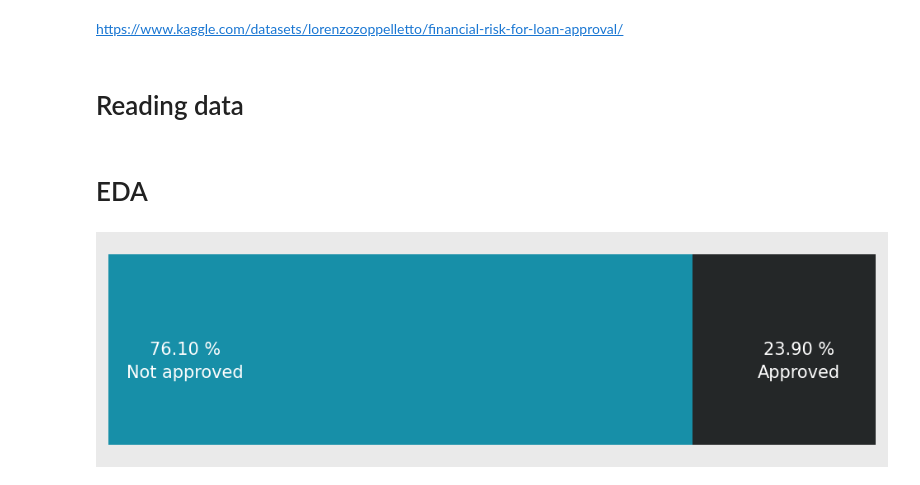
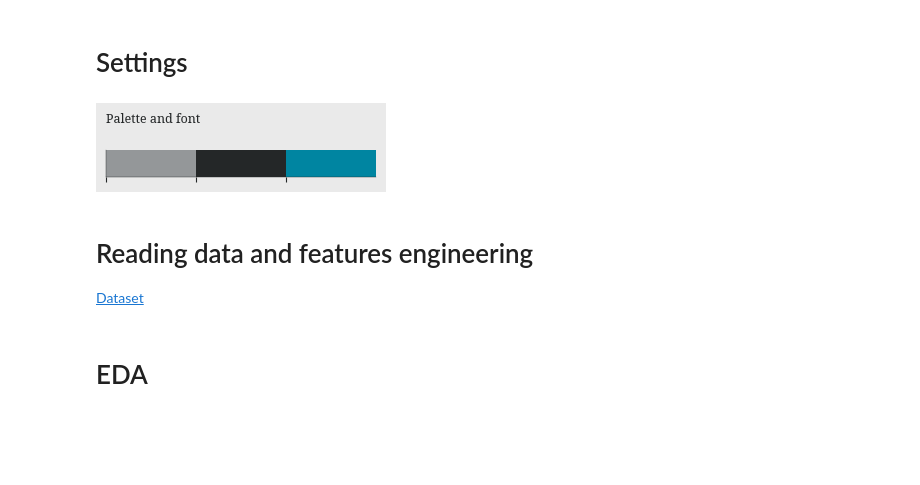
Before and after one commit to carminemnc/notes, a Jupyter notebook: eda/eda.ipynb, the cells around one changed output. Saved outputs shown, nothing was run; the diff lists cells and outputs as text; code cells hidden in the pictures; blank space fills up the shorter version.

```diff
--- a/eda/eda.ipynb
+++ b/eda/eda.ipynb
@@ -1 +1,3 @@
+# %% [markdown]
+# Settings
 # %%
@@ -8,6 +15,20 @@ from datasage.core import Leonardo
 leo = Leonardo()
 plt.style.use(LIGHT_THEME)
+# %%
+# settings
+font_family = leo.setup_google_font()
+plt.rcParams['font.family'] = font_family
+# plt.rcParams['figure.dpi'] = 300
+
+# palette
+colors = ['#949799', '#242728', '#0085a1']
+ccmap = matplotlib.colors.LinearSegmentedColormap.from_list("", colors)
+sns.palplot(colors,size=1)
+plt.title('Palette and font',size=9)
+plt.show()
+# %% [output]
+[figure, added]
 # %% [markdown]
-https://www.kaggle.com/datasets/lorenzozoppelletto/financial-risk-for-loan-approval/
+# Reading data and features engineering
+
+[Dataset](https://www.kaggle.com/datasets/lorenzozoppelletto/financial-risk-for-loan-approval/)
-# %% [markdown]
-# Reading data
@@ -19,6 +58,2 @@ df.columns = [re.sub( '(?<!^)(?=[A-Z])', '_', x).lower() for x in df.columns.to_
 # %% [markdown]
 # EDA
-# %%
-leo.binary_ratio_plot(data=df,column_name='loan_approved',target_zero_name="Not approved",target_one_name="Approved")
-# %% [output]
-[figure, removed]
```
Also changed, not shown: parts of 17 cells of this notebook, 1 other file.
